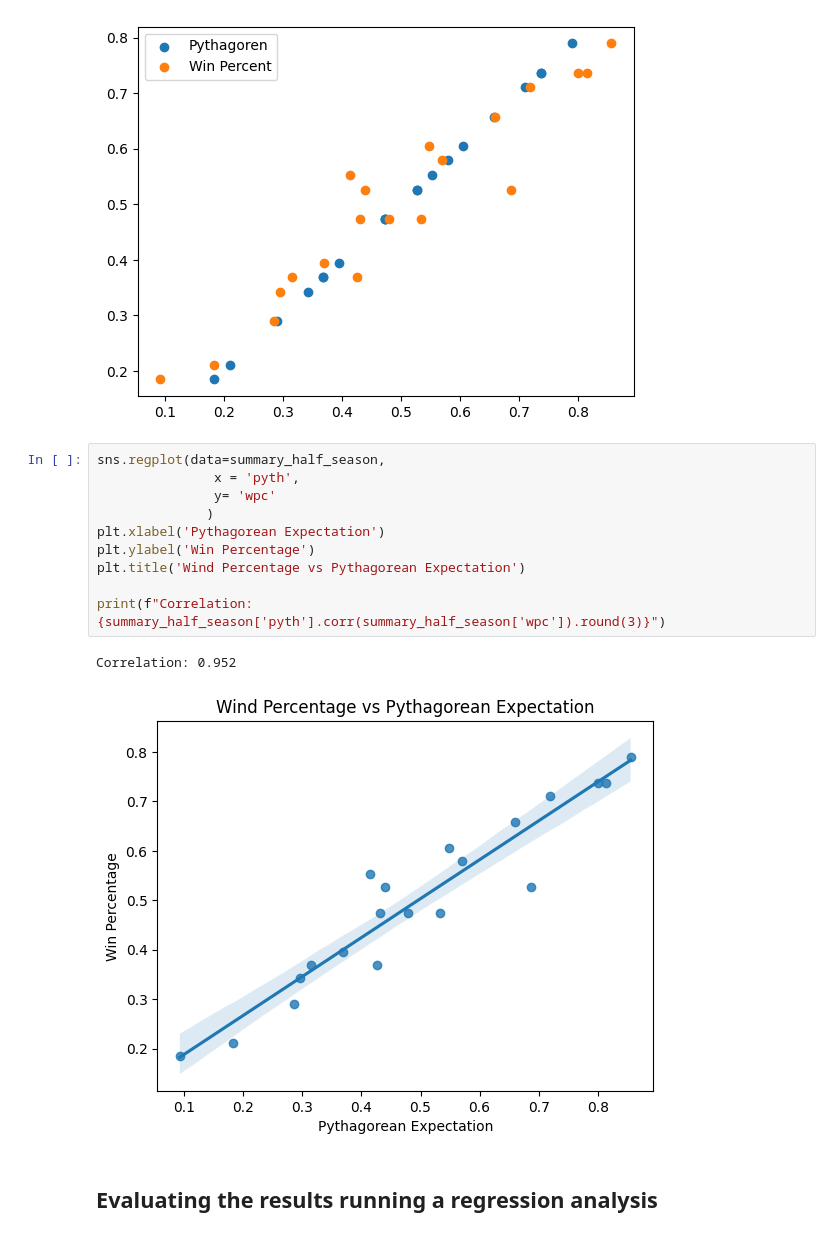
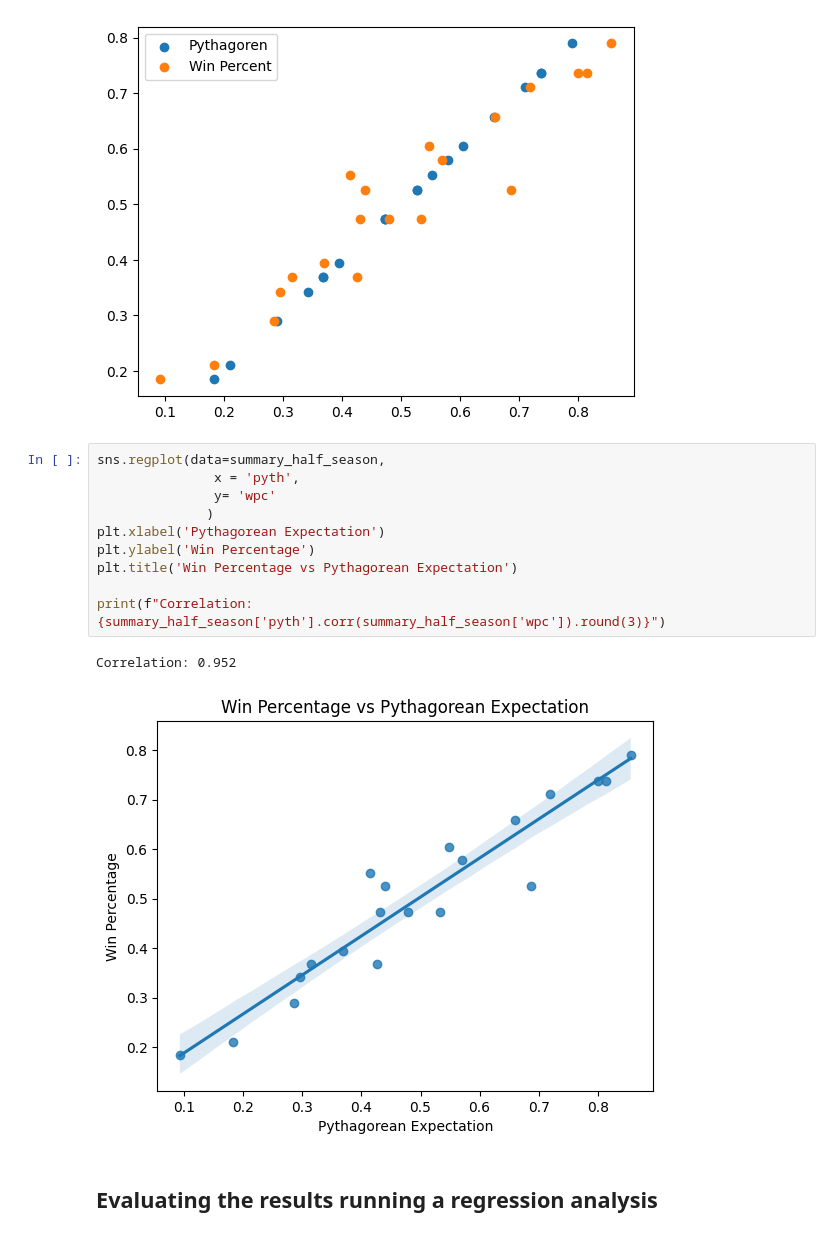
Before and after one commit to dcs136/Analytics-Projects-, a Jupyter notebook: Sports Data Analysis/Soccer Analysis.ipynb, the cells around one changed output. Cells and saved outputs as stored; diff of their text form.

```diff
--- a/Sports Data Analysis/Soccer Analysis.ipynb
+++ b/Sports Data Analysis/Soccer Analysis.ipynb
@@ -528,16 +528,16 @@ plt.legend(['Pythagoren', 'Win Percent']);
 # %%
 sns.regplot(data=summary_half_season,
                x = 'pyth',
                y= 'wpc'
               )
 plt.xlabel('Pythagorean Expectation')
 plt.ylabel('Win Percentage')
-plt.title('Wind Percentage vs Pythagorean Expectation')
+plt.title('Win Percentage vs Pythagorean Expectation')
 
 print(f"Correlation: {summary_half_season['pyth'].corr(summary_half_season['wpc']).round(3)}")
 # %% [output]
 Correlation: 0.952
-[figure, old version]
+[figure, new version]
 # %% [markdown]
 ## Evaluating the results running a regression analysis
 # %%
```
Also changed, not shown: parts of 5 cells of this notebook.
